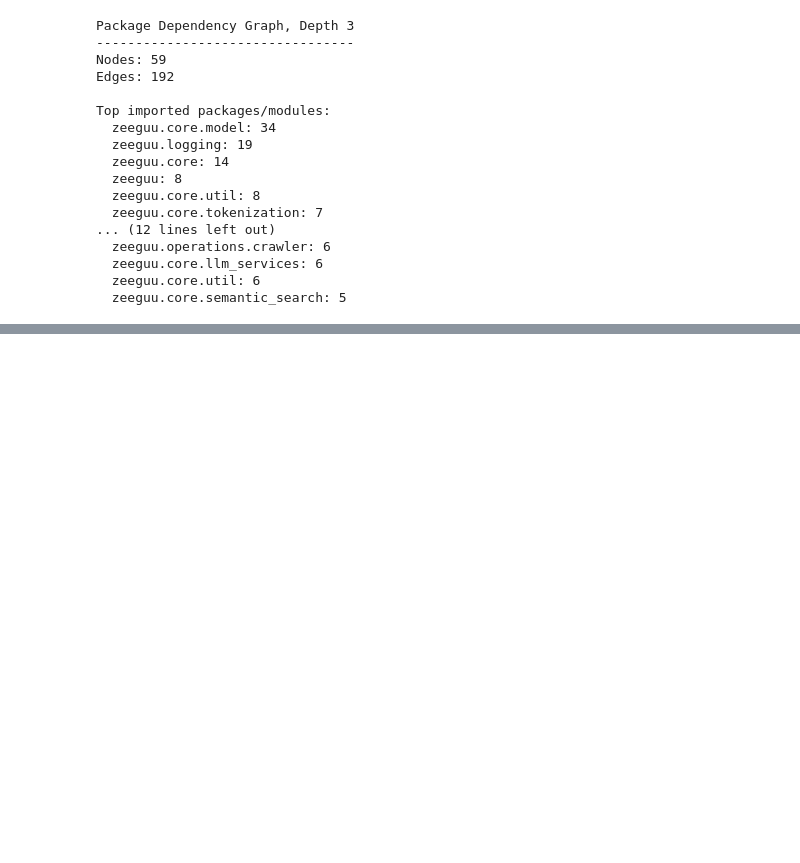
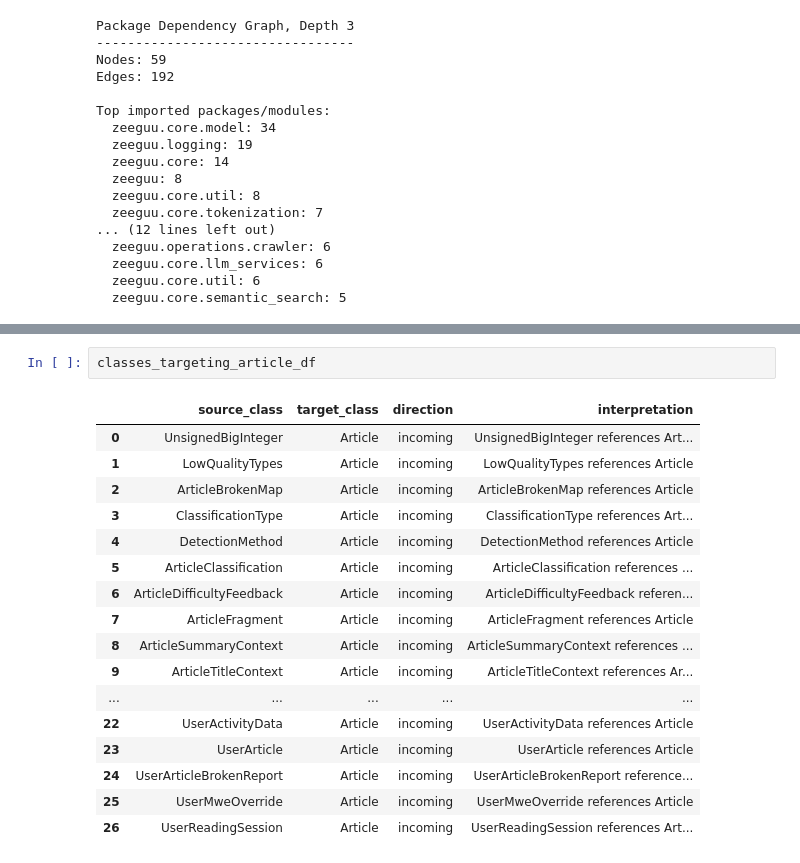
Before and after one commit to wowholasa/software-architecture-individual, a Jupyter notebook: zeeguu_architecture_recovery.ipynb, the cells around one changed output, grey strips where cells are left out. Drawn from its saved outputs; the diff is of its cells as text; blank space fills up the shorter version.

```diff
--- a/zeeguu_architecture_recovery.ipynb
+++ b/zeeguu_architecture_recovery.ipynb
@@ -359,0 +826,20 @@ Top imported packages/modules:
+# %%
+classes_targeting_article_df
+# %% [output]
+|  | source_class | target_class | direction | interpretation |
+| 0 | UnsignedBigInteger | Article | incoming | UnsignedBigInteger references Art... |
+| 1 | LowQualityTypes | Article | incoming | LowQualityTypes references Article |
+| 2 | ArticleBrokenMap | Article | incoming | ArticleBrokenMap references Article |
+| 3 | ClassificationType | Article | incoming | ClassificationType references Art... |
+| 4 | DetectionMethod | Article | incoming | DetectionMethod references Article |
+| 5 | ArticleClassification | Article | incoming | ArticleClassification references ... |
+| 6 | ArticleDifficultyFeedback | Article | incoming | ArticleDifficultyFeedback referen... |
+| 7 | ArticleFragment | Article | incoming | ArticleFragment references Article |
+| 8 | ArticleSummaryContext | Article | incoming | ArticleSummaryContext references ... |
+| 9 | ArticleTitleContext | Article | incoming | ArticleTitleContext references Ar... |
+| ... | ... | ... | ... | ... |
+| 22 | UserActivityData | Article | incoming | UserActivityData references Article |
+| 23 | UserArticle | Article | incoming | UserArticle references Article |
+| 24 | UserArticleBrokenReport | Article | incoming | UserArticleBrokenReport reference... |
+| 25 | UserMweOverride | Article | incoming | UserMweOverride references Article |
+| 26 | UserReadingSession | Article | incoming | UserReadingSession references Art... |
```
Also changed, not shown: parts of 39 cells of this notebook, 1 other file.
